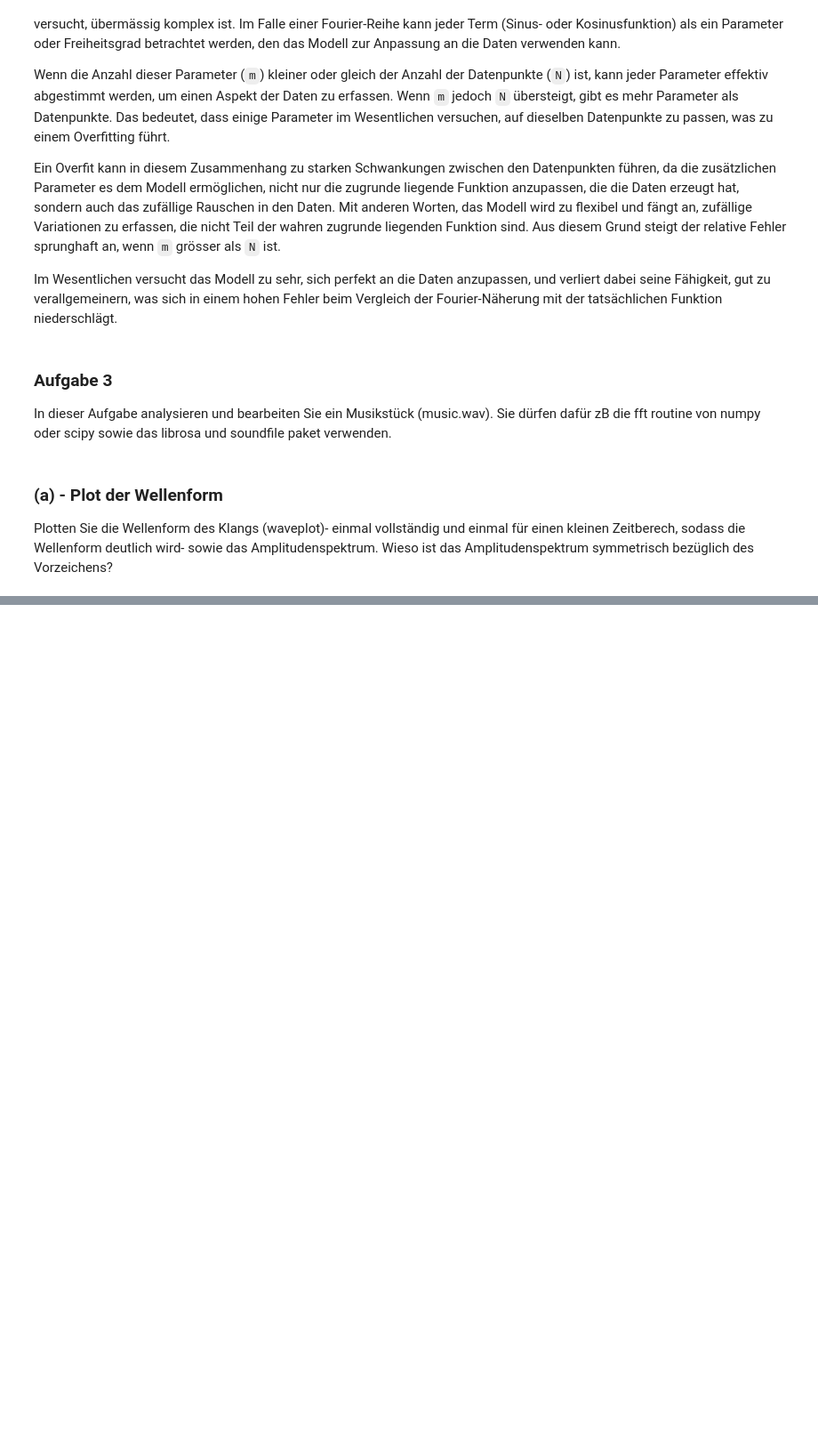
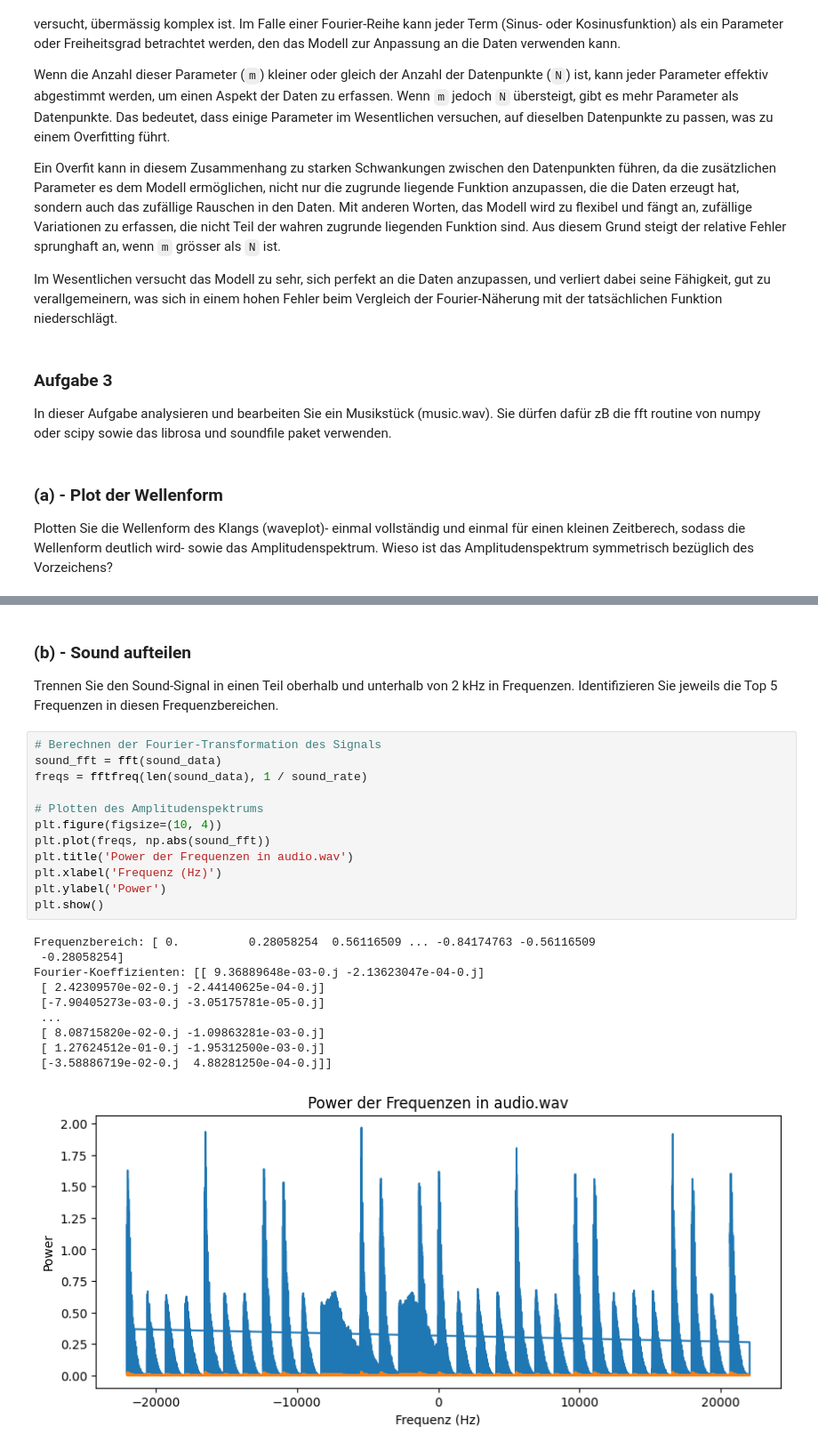
Before and after one commit to iamekerb/vta-MC, a Jupyter notebook: vta_mc2.ipynb, the cells around one changed output, grey strips where cells are left out. Shown at 89% size. Saved outputs shown, nothing was run; the diff lists cells and outputs as text; blank space fills up the shorter version.

```diff
--- a/vta_mc2.ipynb
+++ b/vta_mc2.ipynb
@@ -338,0 +397,28 @@ LibsndfileError: Error opening 'audio.wav': System error.
+# %% [markdown]
+### (b) - Sound aufteilen
+
+Trennen Sie den Sound-Signal in einen Teil oberhalb und unterhalb von 2 kHz in Frequenzen.
+Identifizieren Sie jeweils die Top 5 Frequenzen in diesen Frequenzbereichen.
+# %%
+# Berechnen der Fourier-Transformation des Signals
+sound_fft = fft(sound_data)
+freqs = fftfreq(len(sound_data), 1 / sound_rate)
+
+# Plotten des Amplitudenspektrums
+plt.figure(figsize=(10, 4))
+plt.plot(freqs, np.abs(sound_fft))
+plt.title('Power der Frequenzen in audio.wav')
+plt.xlabel('Frequenz (Hz)')
+plt.ylabel('Power')
+plt.show()
+# %% [output]
+Frequenzbereich: [ 0.          0.28058254  0.56116509 ... -0.84174763 -0.56116509
+ -0.28058254]
+Fourier-Koeffizienten: [[ 9.36889648e-03-0.j -2.13623047e-04-0.j]
+ [ 2.42309570e-02-0.j -2.44140625e-04-0.j]
+ [-7.90405273e-03-0.j -3.05175781e-05-0.j]
+ ...
+ [ 8.08715820e-02-0.j -1.09863281e-03-0.j]
+ [ 1.27624512e-01-0.j -1.95312500e-03-0.j]
+ [-3.58886719e-02-0.j  4.88281250e-04-0.j]]
+[figure, added]
```
Also changed, not shown: parts of 7 cells of this notebook.
